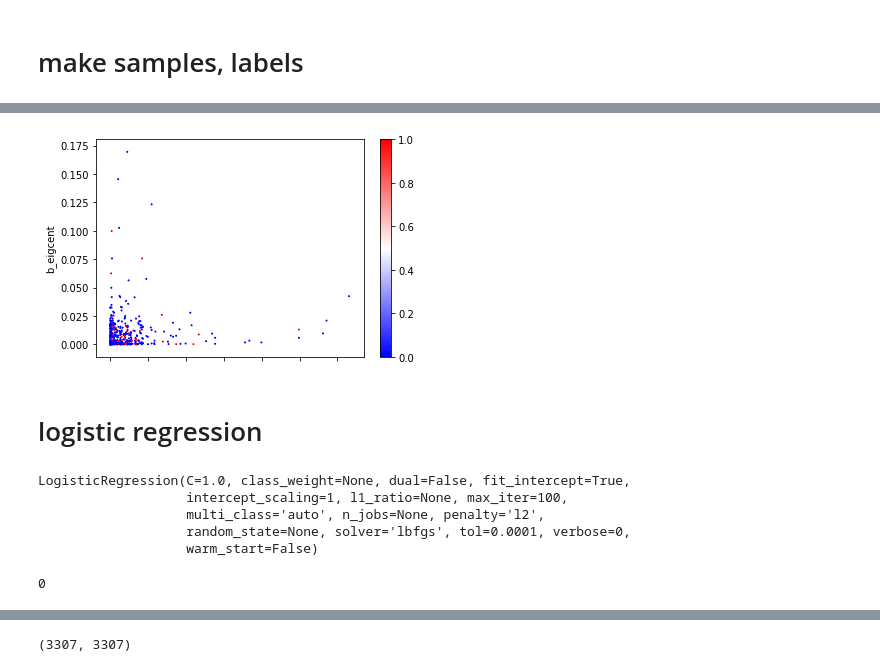
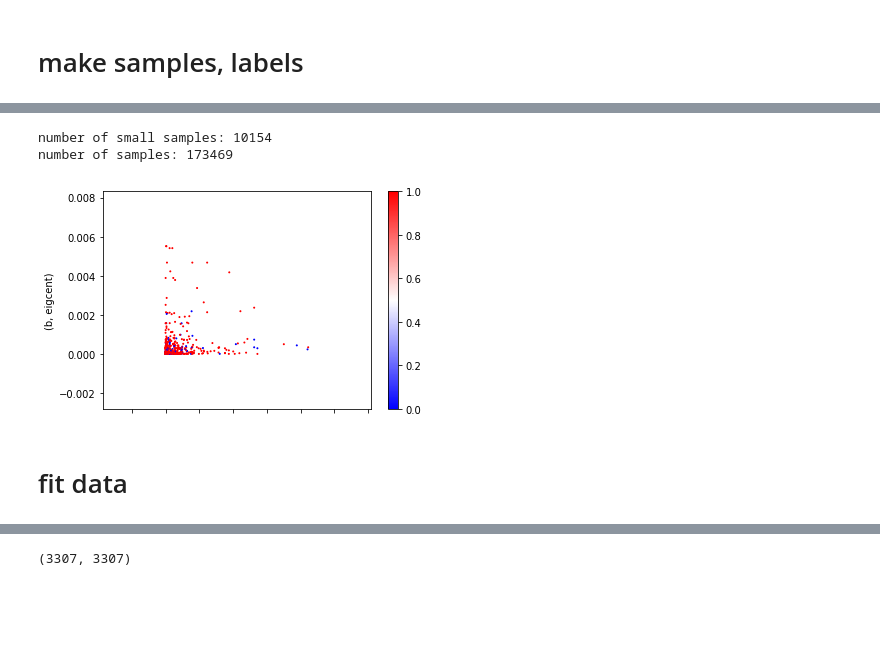
Before and after one commit to akuczala/gene-interaction, a Jupyter notebook: Paladugu.ipynb, the cells around one changed output, grey strips where cells are left out. Cells and saved outputs as stored; diff of their text form; code cells hidden in the pictures; blank space fills up the shorter version.

```diff
--- a/Paladugu.ipynb
+++ b/Paladugu.ipynb
@@ -79,7 +99,7 @@ bi = pint.loc[:,'b'].apply(lambda x: gene_name_hash[x])
 #define upper triangle of protein interaction matrix
 pi_ut_coo = sparse.coo_matrix((np.ones(len(pint)),(ai,bi)),shape = (n_genes,n_genes))
 #convert to csc for efficiency and flexibility
-pi_csc = sparse.csc_matrix(pi_ut_coo)
+pi_csc = sparse.csc_matrix(pi_ut_coo,dtype=np.int)
 #symmetrize csc matrix
 rows, cols = pi_csc.nonzero()
 pi_csc[cols, rows] = pi_csc[rows, cols]
@@ -195,0 +355,2 @@ plt.plot(np.sort(pfvec)[::-1])
+# %%
+neighbor_mat_csc=sparse.load_npz('neighbors-032720.npz')
@@ -251,9 +378,49 @@ np.count_nonzero(small_testing['label'])/len(small_testing)
+# %%
+ab_names = ['a','b']
+vertex_features = 'deg,eigcent,closeness,betweenness'.split(',')
+vertex_data = [degree,pfvec_normed,closeness,betweenness]
+pair_features = 'invdist,comneigh'.split(',')
+pair_data = [inv_dist_mat,neighbor_mat_csc.toarray()] #seems like i shouldn't need to turn into a np array here
+features = list(itertools.product(ab_names,vertex_features)) + list(itertools.product(['pair'],pair_features))
+samples = gint.copy()
+
+samples['label'] = samples['score']*class_sign>label_thresh*class_sign
+
+#map vertex features to samples
+for vfeat, vdat in zip(vertex_features,vertex_data):
+    samples['a',vfeat] = vdat[samples.a.i]
+    samples['b',vfeat] = vdat[samples.b.i]
+#vertex pair features
+for pfeat, pmat in zip(pair_features,pair_data):
+    samples['pair',pfeat] = pmat[samples.a.i,samples.b.i]
+
+#take subset with equal number of positive and negative scores
+
+neg_samples = samples[samples['score'] < -0.5].sample(frac=0.9)
+assert len(neg_samples) < len(samples[samples.score > 0]), 'Not enough positive scores'
+pos_samples = samples[samples['score'] > 0].sample(n = len(neg_samples))
+#join positive and negative samples, and randomize
+small_samples = neg_samples.append(pos_samples,verify_integrity = True).sample(frac=1)
+n_small_samples = len(small_samples)
+
+#divide into training, testing
+frac_test = 0.2
+n_test = int(n_small_samples*frac_test)
+n_train = n_small_samples - n_test
+
+small_training = small_samples.iloc[:n_train]
+small_testing = small_samples.iloc[n_train:]
+#display(samples)
+#display(small_samples)
+print('number of small samples:',n_small_samples)
+print('number of samples:',len(samples))
+# %% [output]
+number of small samples: 10154
+number of samples: 173469
 # %%
 plot_sample = samples.sample(n=500)
-plot_sample.plot.scatter(x='a_eigcent',y='b_eigcent',
+plot_sample.plot.scatter(x=('a','eigcent'),y=('b','eigcent'),
                          c = plot_sample['label'],cmap='bwr',s=1)
 plt.show()
 # %% [output]
-[figure, old version]
+[figure, new version]
-# %% [markdown]
-# logistic regression
@@ -263,16 +427,3 @@ model = LogisticRegression()
-# %%
-model.fit(small_training[['a_eigcent','b_eigcent']],
-          small_training['label']
-         )
-# %% [output]
-LogisticRegression(C=1.0, class_weight=None, dual=False, fit_intercept=True,
-                   intercept_scaling=1, l1_ratio=None, max_iter=100,
-                   multi_class='auto', n_jobs=None, penalty='l2',
-                   random_state=None, solver='lbfgs', tol=0.0001, verbose=0,
-                   warm_start=False)
-# %%
-test_results = model.predict(small_testing[['a_eigcent','b_eigcent']])
-np.count_nonzero(test_results)
-# %% [output]
-0
+# %% [markdown]
+# fit data
 # %% [markdown]
```
Also changed, not shown: parts of 65 cells of this notebook, 5 other files.
